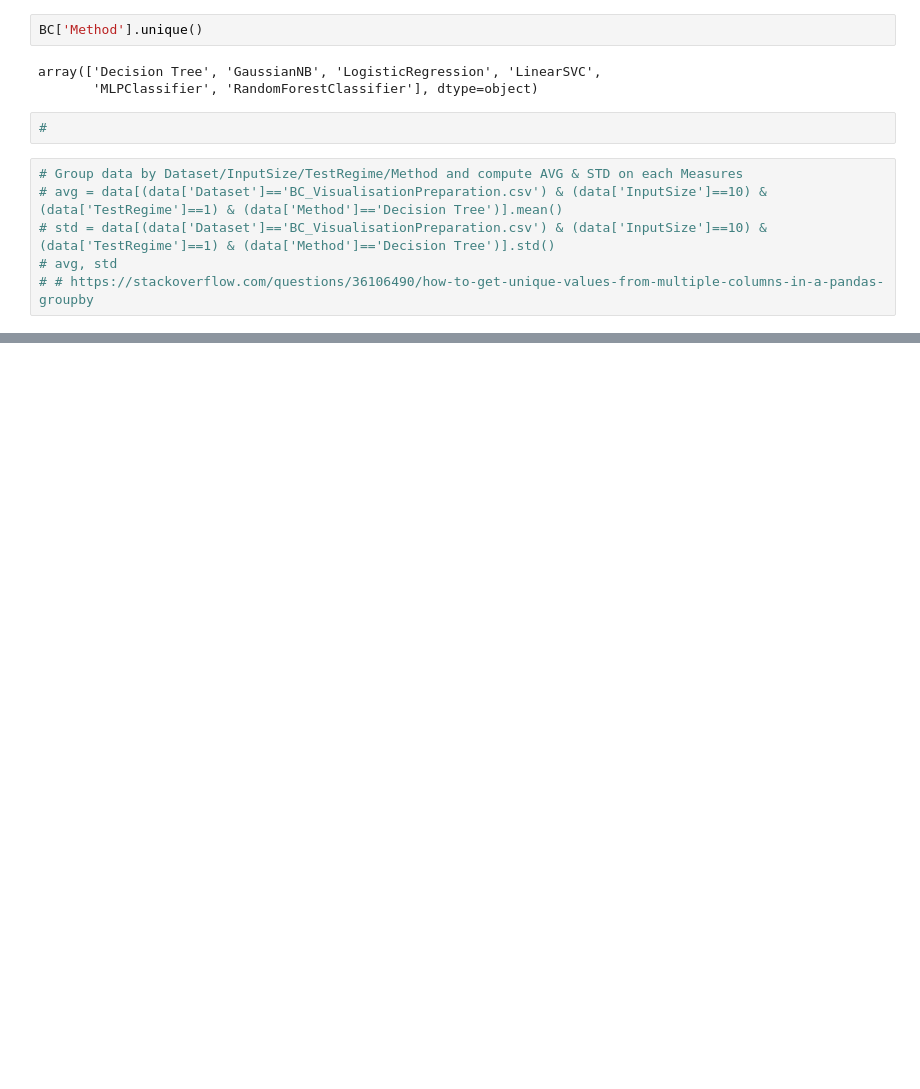
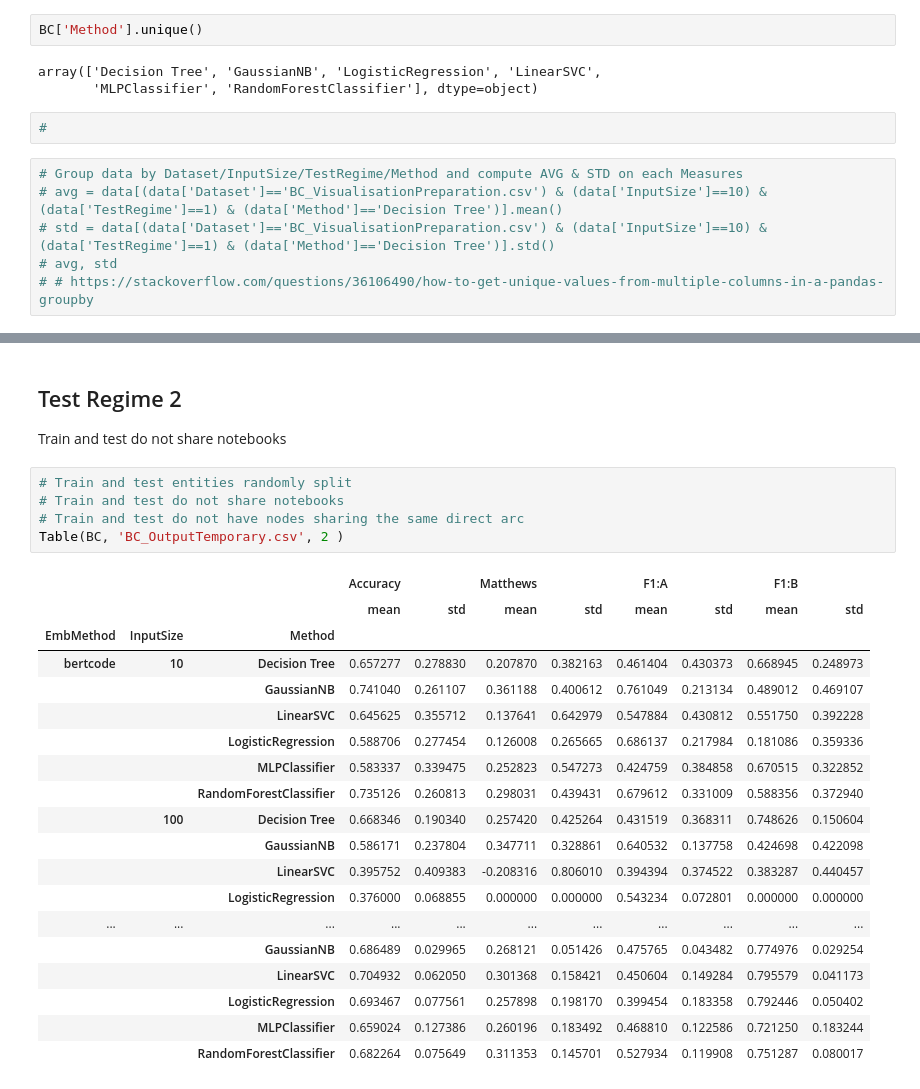
Before and after one commit to enridaga/data-journeys, a Jupyter notebook: AnalyseResultsBinary.ipynb, the cells around one changed output, grey strips where cells are left out. Cells and saved outputs as stored; diff of their text form; blank space fills up the shorter version.

```diff
--- a/AnalyseResultsBinary.ipynb
+++ b/AnalyseResultsBinary.ipynb
@@ -91,0 +79,29 @@ data[(data['Dataset']=='BC_VisualisationPreparation.csv') & (data['InputSize']==
+# %% [markdown]
+## Test Regime 2
+
+Train and test do not share notebooks
+# %%
+# Train and test entities randomly split
+# Train and test do not share notebooks
+# Train and test do not have nodes sharing the same direct arc
+Table(BC, 'BC_OutputTemporary.csv', 2 )
+# %% [output]
+|  |  |  | Accuracy |  | Matthews |  | F1:A |  | F1:B |  |
+|  |  |  | mean | std | mean | std | mean | std | mean | std |
+| EmbMethod | InputSize | Method |  |  |  |  |  |  |  |  |
+| bertcode | 10 | Decision Tree | 0.657277 | 0.278830 | 0.207870 | 0.382163 | 0.461404 | 0.430373 | 0.668945 | 0.248973 |
+|  |  | GaussianNB | 0.741040 | 0.261107 | 0.361188 | 0.400612 | 0.761049 | 0.213134 | 0.489012 | 0.469107 |
+|  |  | LinearSVC | 0.645625 | 0.355712 | 0.137641 | 0.642979 | 0.547884 | 0.430812 | 0.551750 | 0.392228 |
+|  |  | LogisticRegression | 0.588706 | 0.277454 | 0.126008 | 0.265665 | 0.686137 | 0.217984 | 0.181086 | 0.359336 |
+|  |  | MLPClassifier | 0.583337 | 0.339475 | 0.252823 | 0.547273 | 0.424759 | 0.384858 | 0.670515 | 0.322852 |
+|  |  | RandomForestClassifier | 0.735126 | 0.260813 | 0.298031 | 0.439431 | 0.679612 | 0.331009 | 0.588356 | 0.372940 |
+|  | 100 | Decision Tree | 0.668346 | 0.190340 | 0.257420 | 0.425264 | 0.431519 | 0.368311 | 0.748626 | 0.150604 |
+|  |  | GaussianNB | 0.586171 | 0.237804 | 0.347711 | 0.328861 | 0.640532 | 0.137758 | 0.424698 | 0.422098 |
+|  |  | LinearSVC | 0.395752 | 0.409383 | -0.208316 | 0.806010 | 0.394394 | 0.374522 | 0.383287 | 0.440457 |
+|  |  | LogisticRegression | 0.376000 | 0.068855 | 0.000000 | 0.000000 | 0.543234 | 0.072801 | 0.000000 | 0.000000 |
+| ... | ... | ... | ... | ... | ... | ... | ... | ... | ... | ... |
+|  |  | GaussianNB | 0.686489 | 0.029965 | 0.268121 | 0.051426 | 0.475765 | 0.043482 | 0.774976 | 0.029254 |
+|  |  | LinearSVC | 0.704932 | 0.062050 | 0.301368 | 0.158421 | 0.450604 | 0.149284 | 0.795579 | 0.041173 |
+|  |  | LogisticRegression | 0.693467 | 0.077561 | 0.257898 | 0.198170 | 0.399454 | 0.183358 | 0.792446 | 0.050402 |
+|  |  | MLPClassifier | 0.659024 | 0.127386 | 0.260196 | 0.183492 | 0.468810 | 0.122586 | 0.721250 | 0.183244 |
+|  |  | RandomForestClassifier | 0.682264 | 0.075649 | 0.311353 | 0.145701 | 0.527934 | 0.119908 | 0.751287 | 0.080017 |
```
Also changed, not shown: parts of 10 cells of this notebook, 2 other files.
